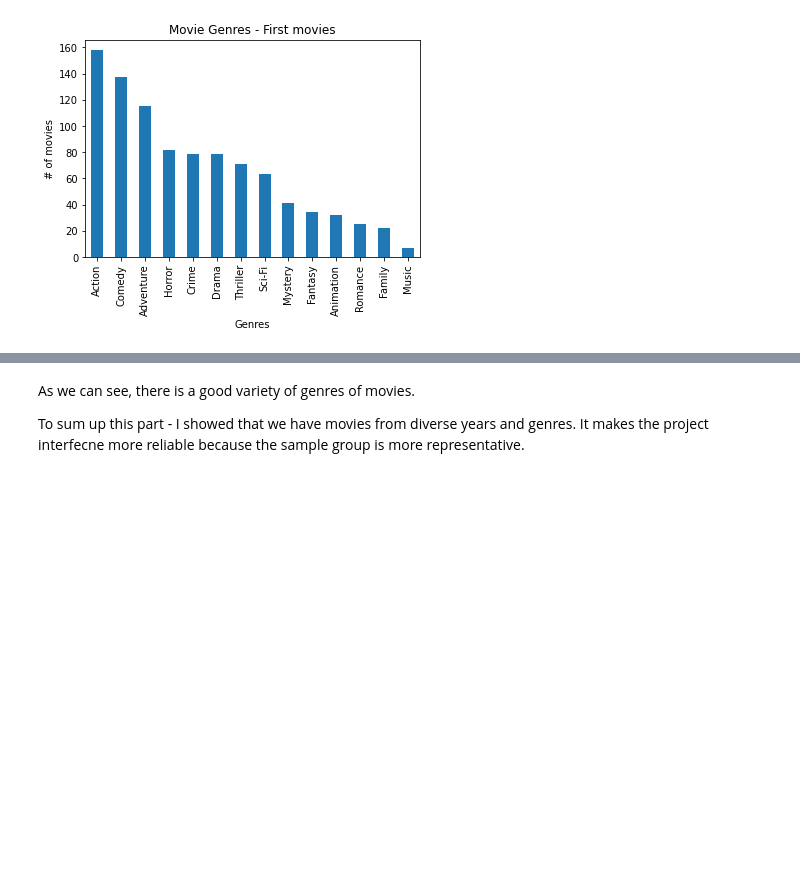
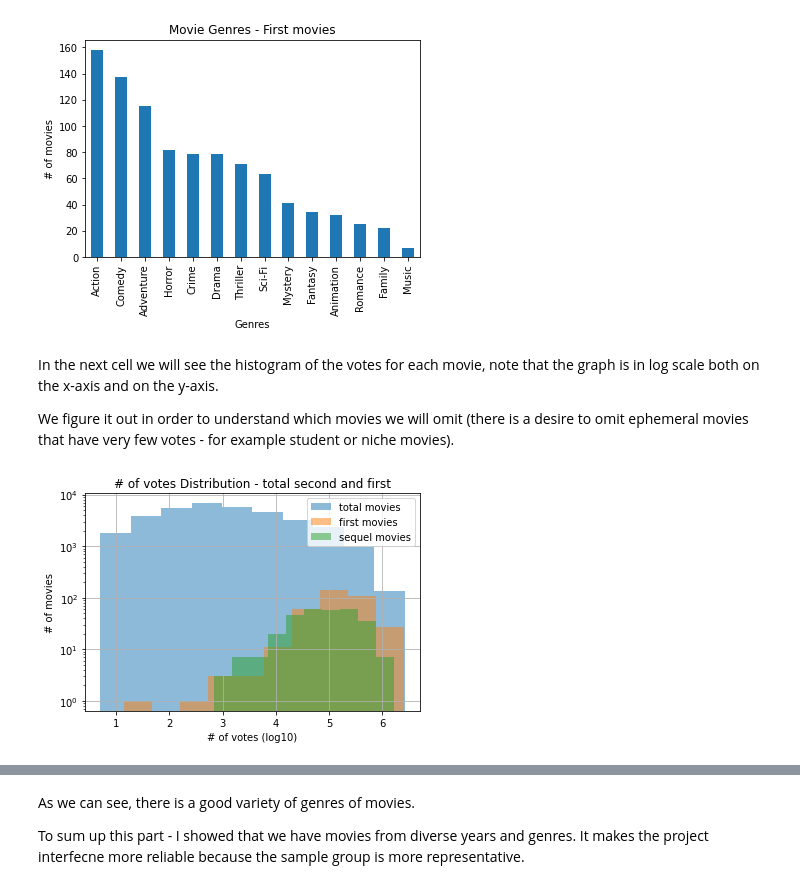
Before and after one commit to orineo1/Are-Sequel-Movies-Really-Worse-, a Jupyter notebook: are-sequel-movies-really-worse.ipynb, the cells around one changed output, grey strips where cells are left out. Saved outputs shown, nothing was run; the diff lists cells and outputs as text; code cells hidden in the pictures; blank space fills up the shorter version.

```diff
--- a/are-sequel-movies-really-worse.ipynb
+++ b/are-sequel-movies-really-worse.ipynb
@@ -112,7 +114,8 @@ First of all I downloaded IMDb free data and upload it to kaggle - the data is f
 The downloaded information is courtesy of IMDb (https://www.imdb.com). Used with permission.
 # %%
 # load the data into temporery df's
-basics_df,rating_df =pd.read_csv("/kaggle/input/imdbopensource/title.basics.tsv/data.tsv",sep="\t",low_memory=False ), pd.read_csv("/kaggle/input/imdbopensource/title.ratings.tsv/data.tsv",sep="\t",low_memory=False)
+basics_df =pd.read_csv("/kaggle/input/imdbopensource/title.basics.tsv/data.tsv",sep="\t" ,low_memory=False)
+rating_df = pd.read_csv("/kaggle/input/imdbopensource/title.ratings.tsv/data.tsv",sep="\t",low_memory=False)
 
 # the project is only on movies, filter the df
 basics_df= basics_df[basics_df["titleType"]=="movie"]
@@ -508,3 +531,20 @@ plt.title ("Movie Genres - First movies")
 plt.show()
 # %% [output]
 [figure]
+# %% [markdown]
+In the next cell we will see the histogram of the votes for each movie, note that the graph is in log scale both on the x-axis and on the y-axis.
+
+We figure it out in order to understand which movies we will omit (there is a desire to omit ephemeral movies that have very few votes - for example student or niche movies).
+# %%
+# Plot
+for df in [movies_df_total_crw,first_movie,second_movie]:
+    np.log10(df["numVotes"]).hist(log=True,alpha=0.5)
+
+# Plot cosmetics
+plt.legend(["total movies","first movies","sequel movies"])
+plt.xlabel("# of votes (log10)")
+plt.ylabel("# of movies")
+plt.title ("# of votes Distribution - total second and first")
+plt.show()
+# %% [output]
+[figure, added]
```
Also changed, not shown: parts of 26 cells of this notebook.
